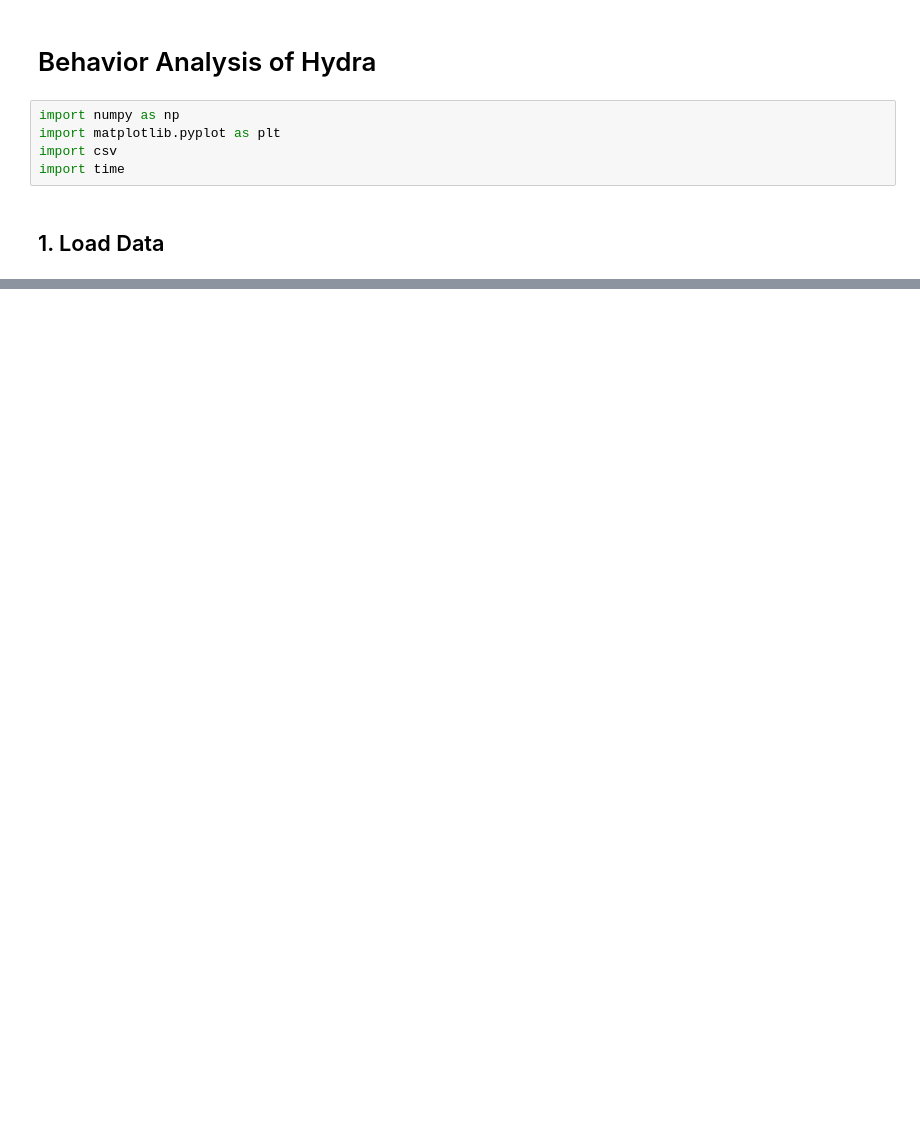
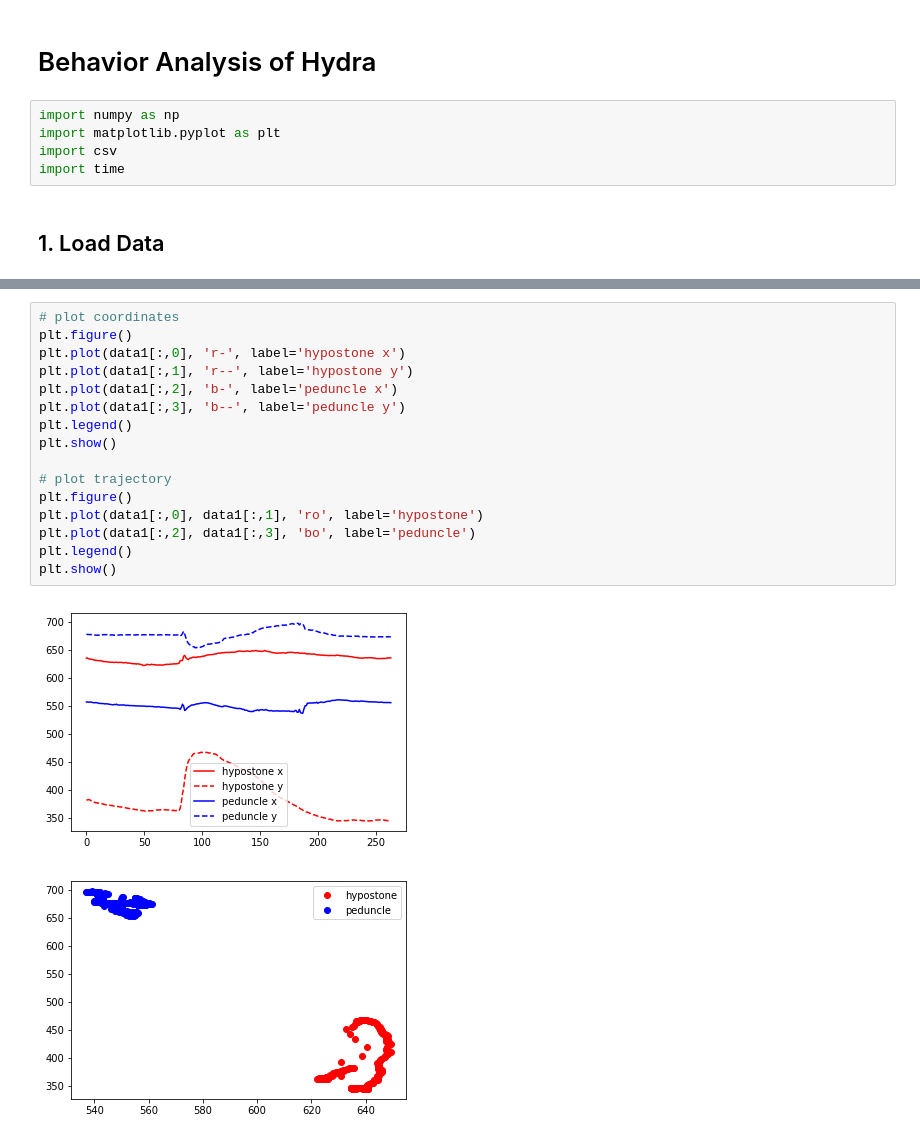
Before and after one commit to hengjiwang/amath582, a Jupyter notebook: project_hydra_behavior_analysis/hydra_behavior_analysis.ipynb, the cells around one changed output, grey strips where cells are left out. Drawn from its saved outputs; the diff is of its cells as text; blank space fills up the shorter version.

```diff
--- a/project_hydra_behavior_analysis/hydra_behavior_analysis.ipynb
+++ b/project_hydra_behavior_analysis/hydra_behavior_analysis.ipynb
@@ -42,0 +78,19 @@ plt.show()
+# %%
+# plot coordinates
+plt.figure()
+plt.plot(data1[:,0], 'r-', label='hypostone x')
+plt.plot(data1[:,1], 'r--', label='hypostone y')
+plt.plot(data1[:,2], 'b-', label='peduncle x')
+plt.plot(data1[:,3], 'b--', label='peduncle y')
+plt.legend()
+plt.show()
+
+# plot trajectory
+plt.figure()
+plt.plot(data1[:,0], data1[:,1], 'ro', label='hypostone')
+plt.plot(data1[:,2], data1[:,3], 'bo', label='peduncle')
+plt.legend()
+plt.show()
+# %% [output]
+[figure, added]
+[figure, added]
```
Also changed, not shown: parts of 4 cells of this notebook, 3 other files.
